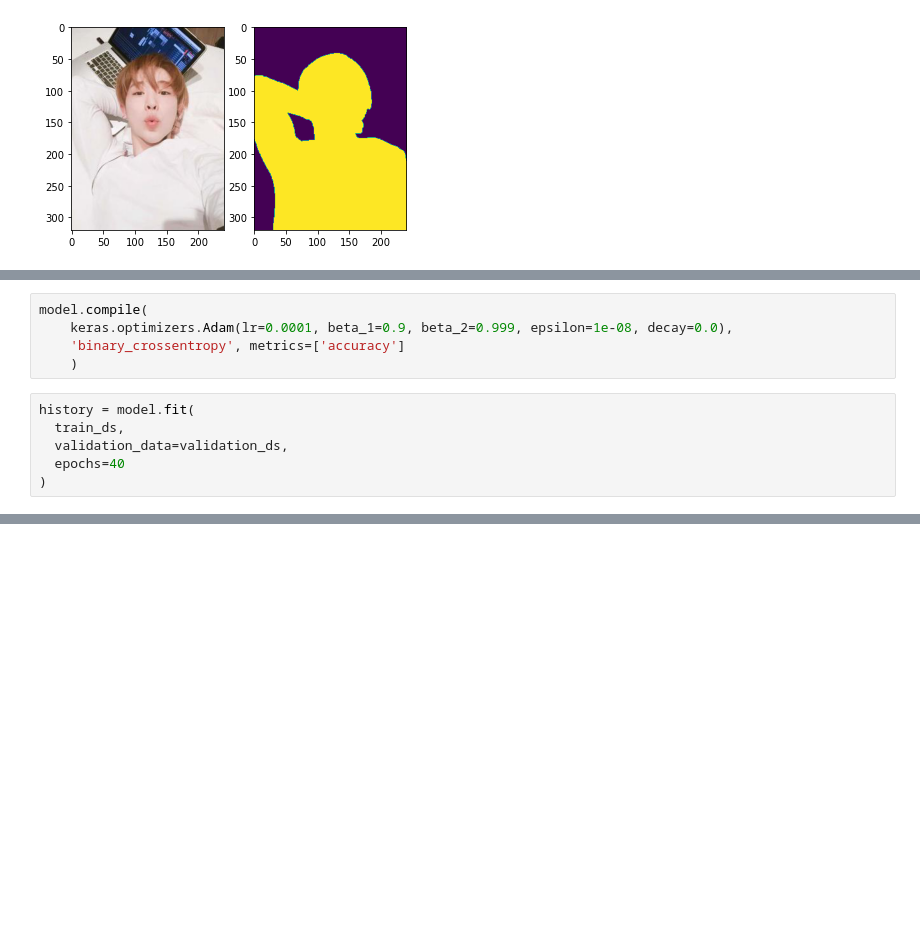
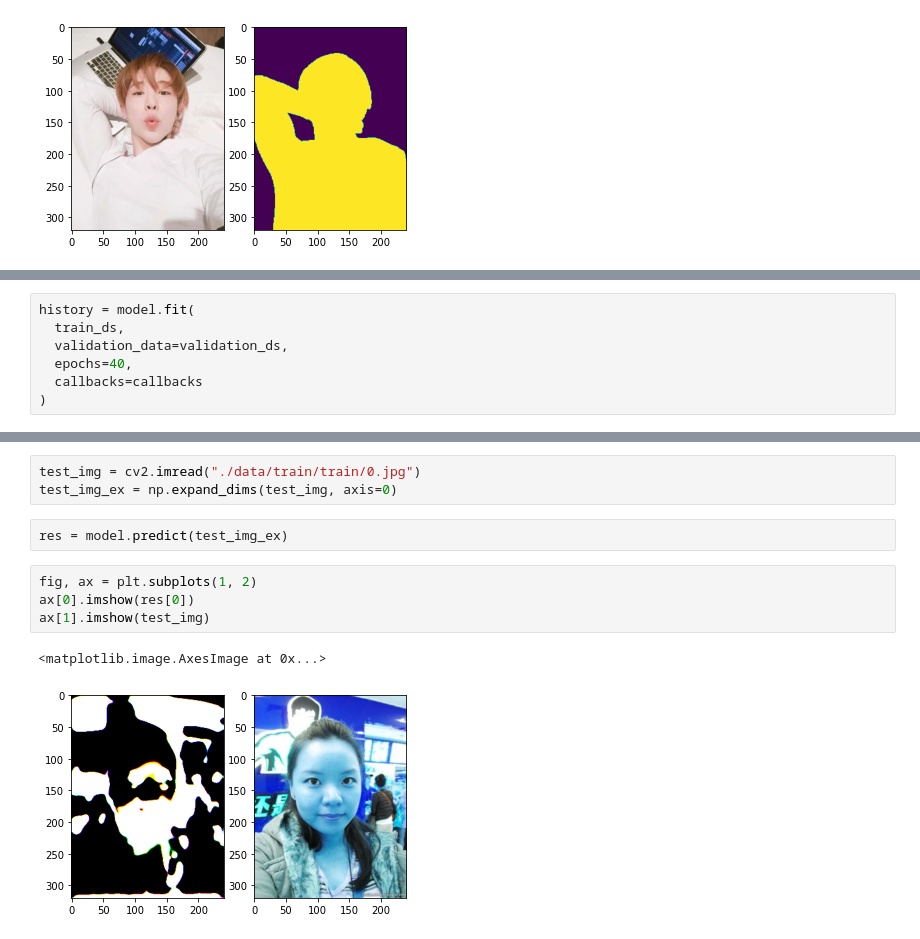
Before and after one commit to ivan-ver/ML_test_task, a Jupyter notebook: main.ipynb, the cells around one changed output, grey strips where cells are left out. Drawn from its saved outputs; the diff is of its cells as text; blank space fills up the shorter version.

```diff
--- a/main.ipynb
+++ b/main.ipynb
@@ -130,13 +138,9 @@ conv_up_out
-# %%
-model.compile(
-    keras.optimizers.Adam(lr=0.0001, beta_1=0.9, beta_2=0.999, epsilon=1e-08, decay=0.0),
-    'binary_crossentropy', metrics=['accuracy']
-    )
 # %%
 history = model.fit(
   train_ds,
   validation_data=validation_ds,
-  epochs=40
+  epochs=40,
+  callbacks=callbacks
 )
 # %% [output]
 Epoch 1/40
@@ -147,0 +177,12 @@ ValueError: in user code:
+# %%
+test_img = cv2.imread("./data/train/train/0.jpg")
+test_img_ex = np.expand_dims(test_img, axis=0)
+# %%
+res = model.predict(test_img_ex)
+# %%
+fig, ax = plt.subplots(1, 2)
+ax[0].imshow(res[0])
+ax[1].imshow(test_img)
+# %% [output]
+<matplotlib.image.AxesImage at 0x...>
+[figure, added]
```
Also changed, not shown: parts of 20 cells of this notebook, 1 other file.
